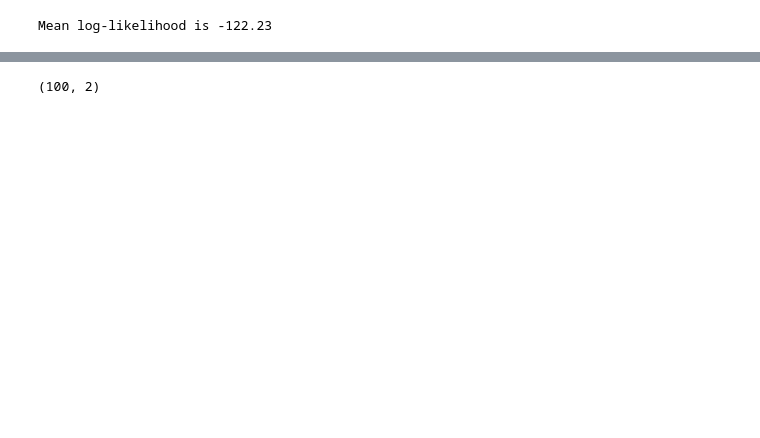
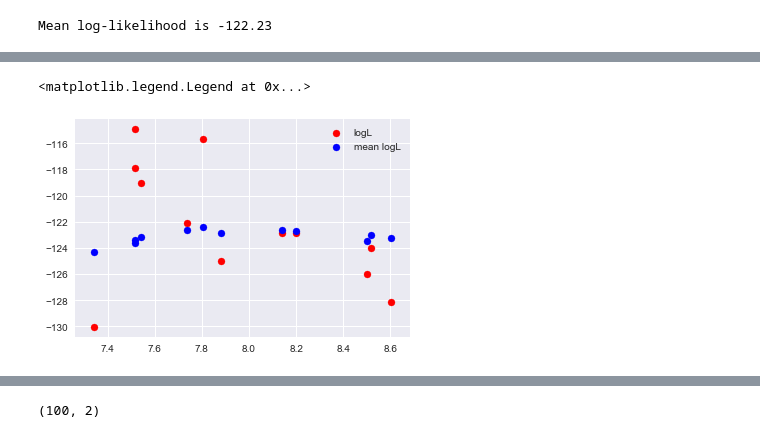
Before and after one commit to Juice178/stats-modeling, a Jupyter notebook: chapters/chapter_4.ipynb, the cells around one changed output, grey strips where cells are left out. Drawn from its saved outputs; the diff is of its cells as text; code cells hidden in the pictures; blank space fills up the shorter version.

```diff
--- a/chapters/chapter_4.ipynb
+++ b/chapters/chapter_4.ipynb
@@ -339,0 +431,7 @@ print(np.log(8.30))
+# %%
+plt.scatter(estimated_lambdas, first_log_likes, color='red', label='logL')
+plt.scatter(estimated_lambdas, mean_log_likes, color='blue', label='mean logL')
+plt.legend()
+# %% [output]
+<matplotlib.legend.Legend at 0x...>
+[figure, added]
```
Also changed, not shown: parts of 26 cells of this notebook.
